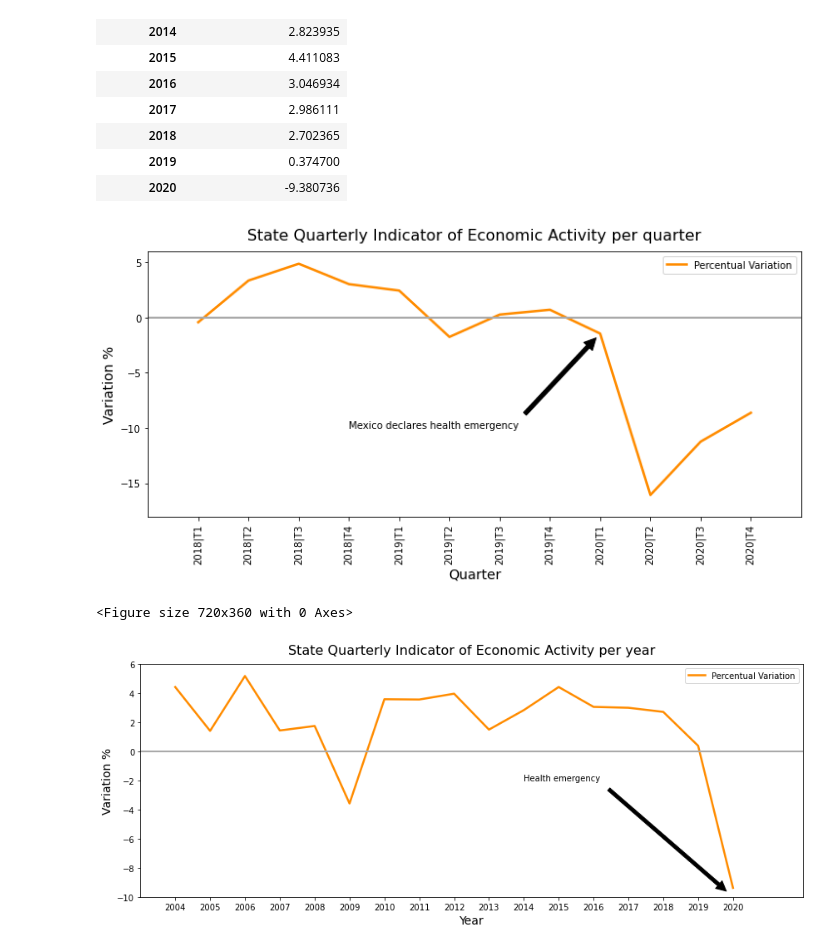
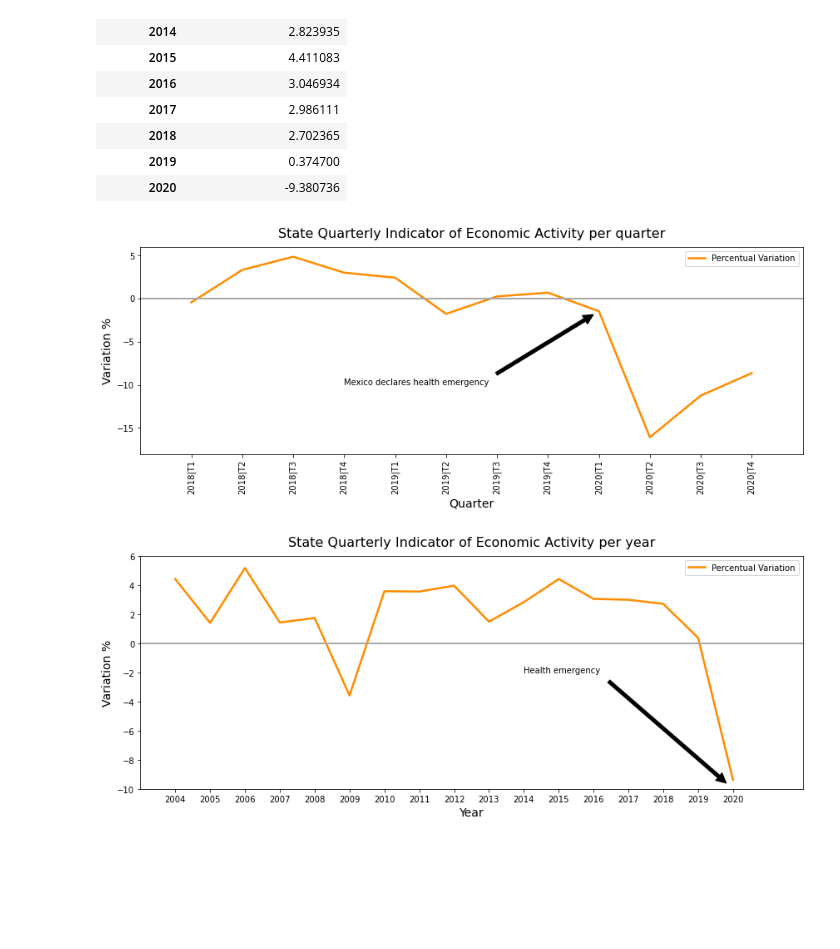
Before and after one commit to martinsingla/data-project, a Jupyter notebook: ec_activity.ipynb, the cells around one changed output. Drawn from its saved outputs; the diff is of its cells as text; code cells hidden in the pictures; blank space fills up the shorter version.

Commit message:
graphs details

```diff
--- a/ec_activity.ipynb
+++ b/ec_activity.ipynb
@@ -186,28 +186,27 @@ annual_var_total
 # %%
 # ploting
 tq_f= quarter_var_total.reset_index()
 tq_t = tq_f['index']
 tq_v = tq_f['Total Percentual Variation']
 percentual_variation, = plt.plot(tq_t, tq_v,color="darkorange",linewidth= 2.5, linestyle= "-", label="Percentual Variation")
 tick_locations = [value for value in tq_t]
 plt.xticks(tick_locations, tq_t, rotation="vertical")
 plt.legend(loc="best")
 plt.title("State Quarterly Indicator of Economic Activity per quarter", fontsize=16, y=1.02)
 plt.xlabel("Quarter", fontsize=14)
 plt.ylabel("Variation %", fontsize=14)
 plt.xlim(-1,12)
 plt.ylim(-18,6)
 plt.annotate(f'Mexico declares health emergency',fontsize=10,color="black",xy=(8, -1.464246),xytext=(3,-10),
              arrowprops=dict(facecolor='black', shrink=0.05))
 
 plt.axhline(y=0, color='darkgray', linestyle='-',linewidth=2)
-plt.figure(figsize=(10,5))
+plt.rcParams["figure.figsize"] = (12,5)
 plt.tight_layout()
 plt.savefig("Images/itaee_quarter.png")
 plt.show()
 # %% [output]
-[figure, old version]
+[figure, new version]
-<Figure size 720x360 with 0 Axes>
 # %%
 # ploting
 tq_fn = annual_var_total.reset_index()
```
Also changed, not shown: 1 other file.
